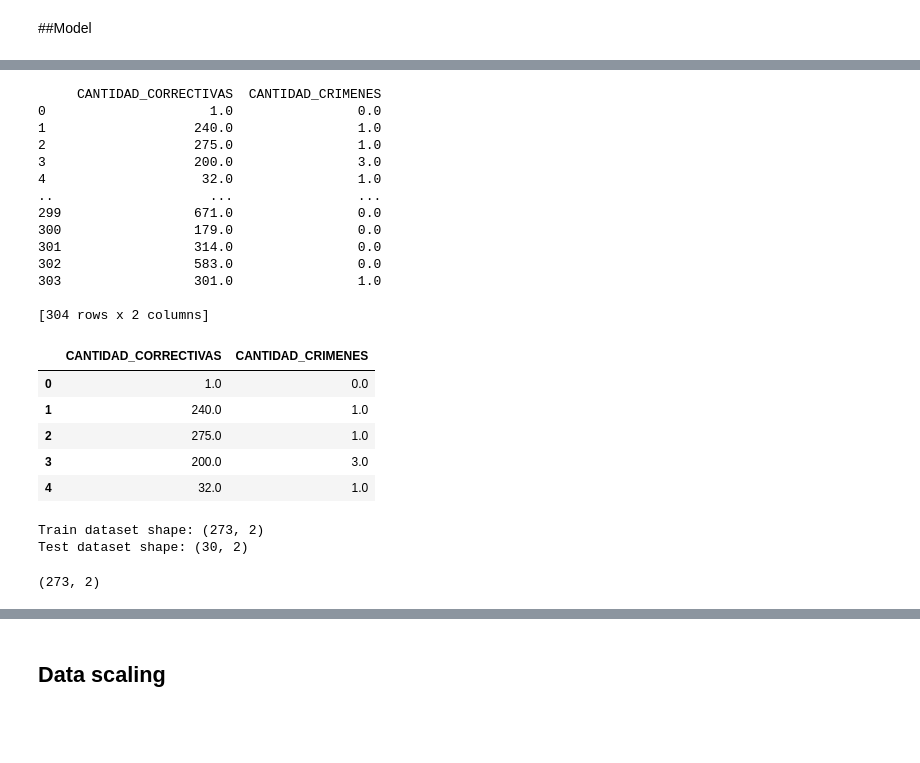
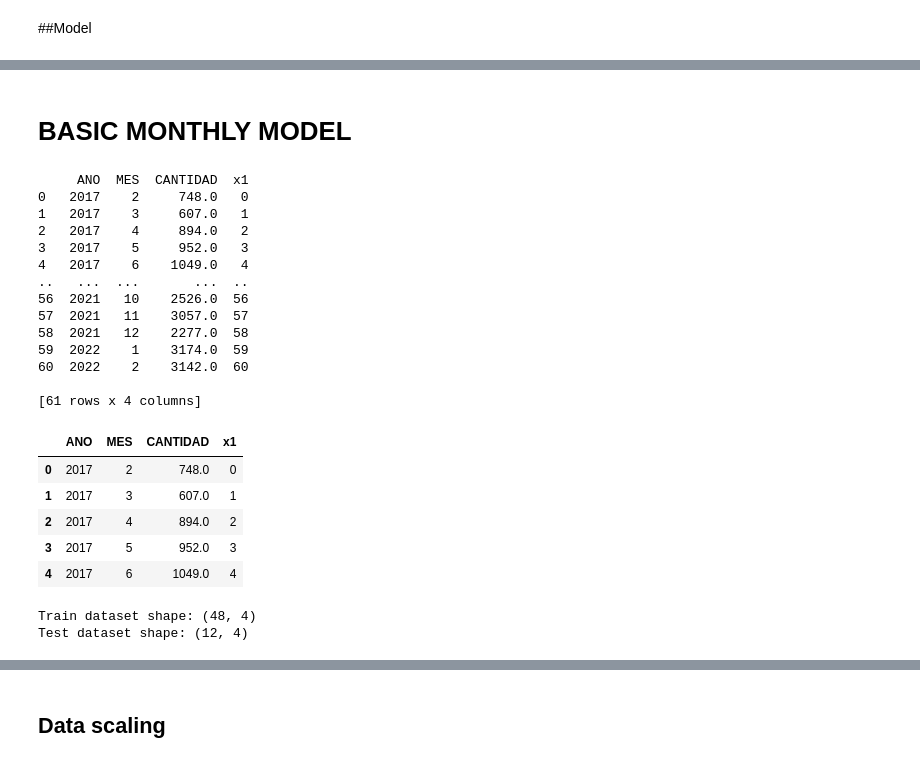
Before and after one commit to JHON-EDV/DS4A, a Jupyter notebook: Time series/first_approach.ipynb, the cells around one changed output, grey strips where cells are left out. Cells and saved outputs as stored; diff of their text form; code cells hidden in the pictures; blank space fills up the shorter version.

```diff
--- a/Time series/first_approach.ipynb
+++ b/Time series/first_approach.ipynb
@@ -425,26 +618,28 @@ This model relates day of week and day of month with events.
+# %% [markdown]
+# BASIC MONTHLY MODEL
 # %%
-dataset = pd.read_csv("/content/drive/MyDrive/Team 111 DS4A - Project/Time series/weekly_combined_series.csv", index_col=0)
+dataset = pd.read_csv("/content/drive/MyDrive/Team 111 DS4A - Project/Time series/monthly_corrective_series.csv", index_col=0)
 print(dataset)
 dataset.head()
 # %% [output]
-     CANTIDAD_CORRECTIVAS  CANTIDAD_CRIMENES
-0                     1.0                0.0
-1                   240.0                1.0
-2                   275.0                1.0
-3                   200.0                3.0
-4                    32.0                1.0
-..                    ...                ...
-299                 671.0                0.0
-300                 179.0                0.0
-301                 314.0                0.0
-302                 583.0                0.0
-303                 301.0                1.0
+     ANO  MES  CANTIDAD  x1
+0   2017    2     748.0   0
+1   2017    3     607.0   1
+2   2017    4     894.0   2
+3   2017    5     952.0   3
+4   2017    6    1049.0   4
+..   ...  ...       ...  ..
+56  2021   10    2526.0  56
+57  2021   11    3057.0  57
+58  2021   12    2277.0  58
+59  2022    1    3174.0  59
+60  2022    2    3142.0  60
 
-[304 rows x 2 columns]
+[61 rows x 4 columns]
-|  | CANTIDAD_CORRECTIVAS | CANTIDAD_CRIMENES |
-| 0 | 1.0 | 0.0 |
-| 1 | 240.0 | 1.0 |
-| 2 | 275.0 | 1.0 |
-| 3 | 200.0 | 3.0 |
-| 4 | 32.0 | 1.0 |
+|  | ANO | MES | CANTIDAD | x1 |
+| 0 | 2017 | 2 | 748.0 | 0 |
+| 1 | 2017 | 3 | 607.0 | 1 |
+| 2 | 2017 | 4 | 894.0 | 2 |
+| 3 | 2017 | 5 | 952.0 | 3 |
+| 4 | 2017 | 6 | 1049.0 | 4 |
 # %%
@@ -456,11 +651,8 @@ dataset_test = dataset.iloc[split_row+1:, :]
 print("Train dataset shape:", dataset_train.shape)
 print("Test dataset shape:", dataset_test.shape)
 # %% [output]
-Train dataset shape: (273, 2)
-Test dataset shape: (30, 2)
+Train dataset shape: (48, 4)
+Test dataset shape: (12, 4)
 # %%
-training_set  = dataset_train.iloc[:, 0:2].values
-shape_data = training_set.shape
-shape_data
+training_set  = dataset_train.iloc[:, 2:3].values
+#training_set
-# %% [output]
-(273, 2)
```
Also changed, not shown: parts of 257 cells of this notebook, 4 other files.
